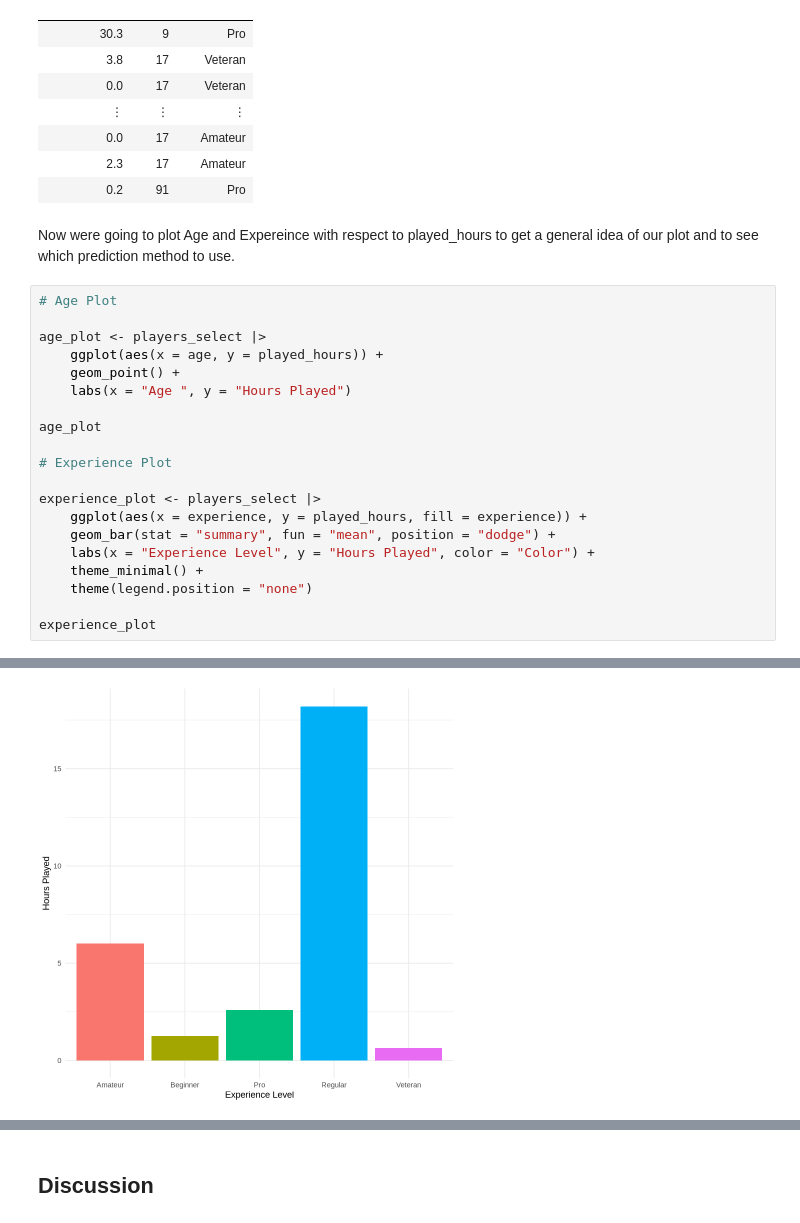
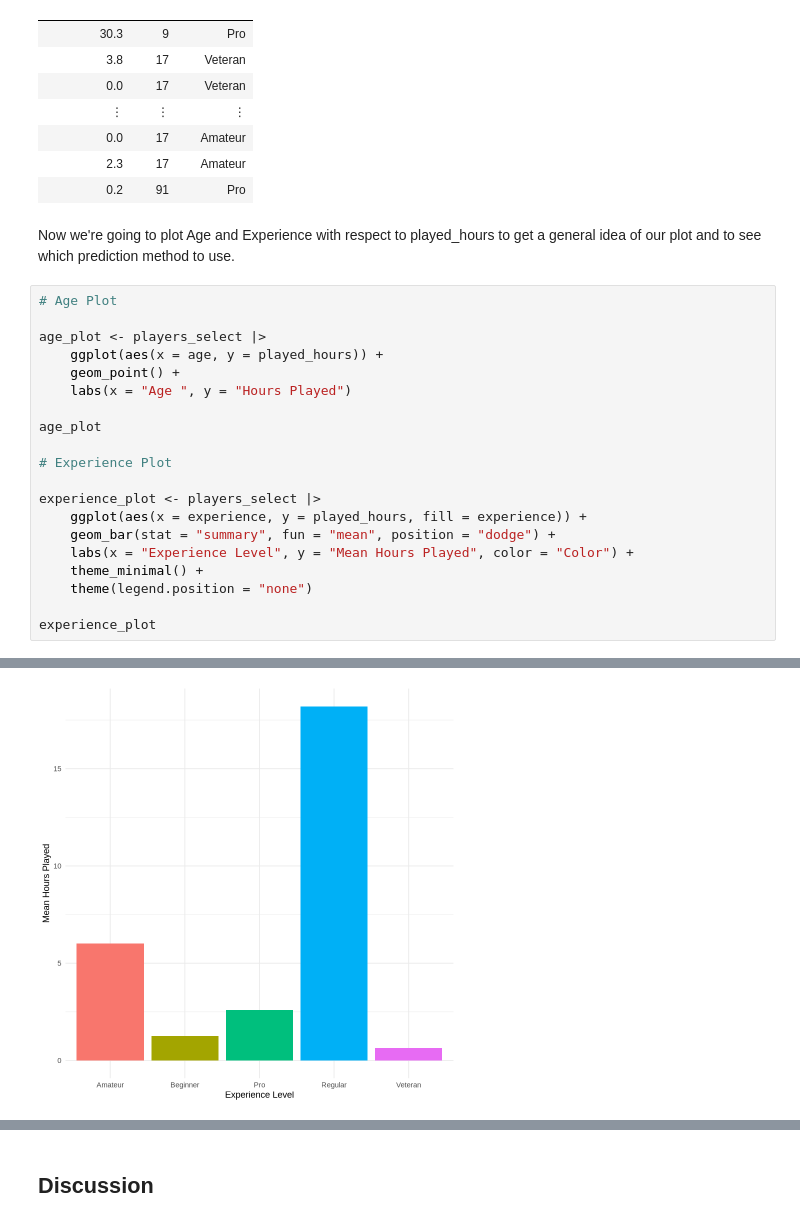
Before and after one commit to alicezh12/Project-Final-Report, a Jupyter notebook: final_project.ipynb, the cells around one changed output, grey strips where cells are left out. Saved outputs shown, nothing was run; the diff lists cells and outputs as text.

Commit message:
wrangle experience

```diff
--- a/final_project.ipynb
+++ b/final_project.ipynb
@@ -86,27 +86,27 @@ A tibble: 196 × 3
 | 2.3 | 17 | Amateur |
 | 0.2 | 91 | Pro |
 # %% [markdown]
-Now were going to plot Age and Expereince with respect to played_hours to get a general idea of our plot and to see which prediction method to use.
+Now we're going to plot Age and Experience with respect to played_hours to get a general idea of our plot and to see which prediction method to use.
 # %%
 # Age Plot
 
 age_plot <- players_select |>
     ggplot(aes(x = age, y = played_hours)) +
     geom_point() +
     labs(x = "Age ", y = "Hours Played")
 
 age_plot
 
 # Experience Plot
 
 experience_plot <- players_select |>
     ggplot(aes(x = experience, y = played_hours, fill = experience)) +
     geom_bar(stat = "summary", fun = "mean", position = "dodge") +
-    labs(x = "Experience Level", y = "Hours Played", color = "Color") +
+    labs(x = "Experience Level", y = "Mean Hours Played", color = "Color") +
     theme_minimal() +
     theme(legend.position = "none")
 
 experience_plot
 # %% [output]
 [figure]
-[figure, old version]
+[figure, new version]
```
Also changed, not shown: parts of 4 cells of this notebook.
